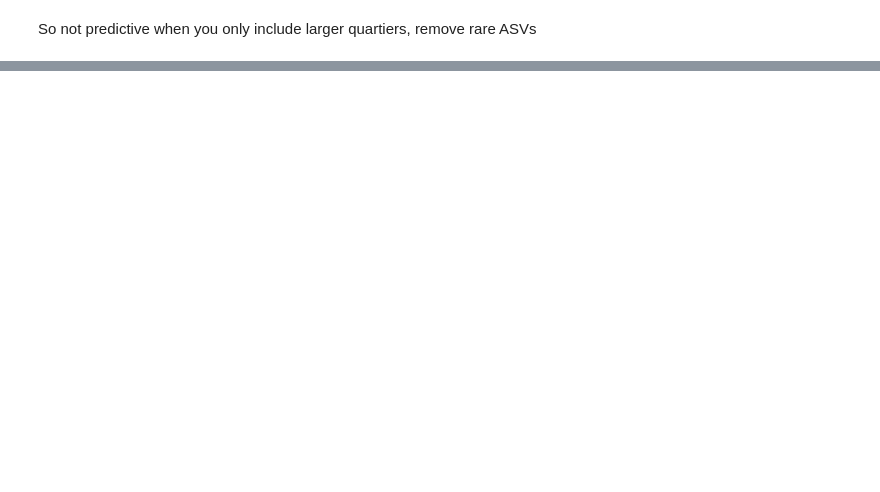
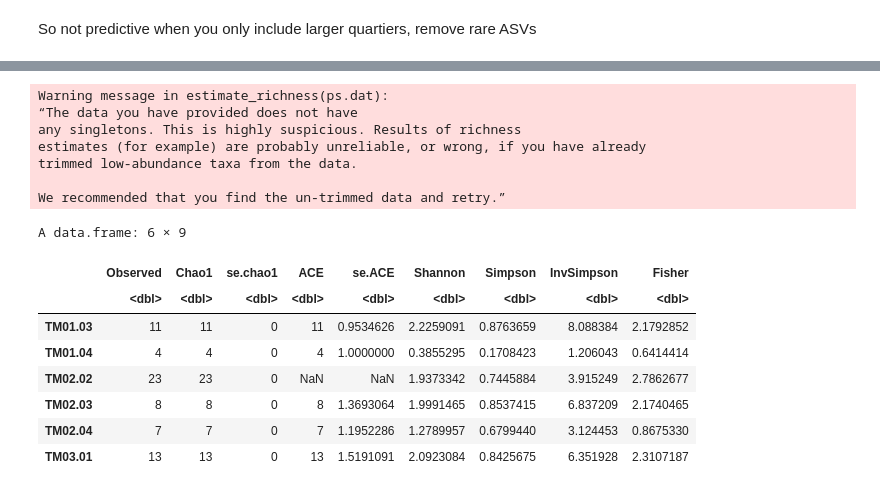
Before and after one commit to aemann01/burkina_faso_its, a Jupyter notebook: 03-euk_analyses/euk_analyses.ipynb, the cells around one changed output, grey strips where cells are left out. Cells and saved outputs as stored; diff of their text form; code cells hidden in the pictures; blank space fills up the shorter version.

Commit message:
finishing blasto analyses

```diff
--- a/03-euk_analyses/euk_analyses.ipynb
+++ b/03-euk_analyses/euk_analyses.ipynb
@@ -240,0 +236,4 @@ So not predictive when you only include larger quartiers, remove rare ASVs
+# %%
+library(phyloseq)
+ps.dat <- phyloseq(otu_table(seqtab.blast, taxa_are_rows=F), sample_data(map))
+ps.dat
@@ -240,0 +257,20 @@ So not predictive when you only include larger quartiers, remove rare ASVs
+# %%
+rich <- estimate_richness(ps.dat)
+head(rich)
+# %% [output]
+Warning message in estimate_richness(ps.dat):
+“The data you have provided does not have
+any singletons. This is highly suspicious. Results of richness
+estimates (for example) are probably unreliable, or wrong, if you have already
+trimmed low-abundance taxa from the data.
+
+We recommended that you find the un-trimmed data and retry.”
+A data.frame: 6 × 9
+|  | Observed | Chao1 | se.chao1 | ACE | se.ACE | Shannon | Simpson | InvSimpson | Fisher |
+|  | <dbl> | <dbl> | <dbl> | <dbl> | <dbl> | <dbl> | <dbl> | <dbl> | <dbl> |
+| TM01.03 | 11 | 11 | 0 | 11 | 0.9534626 | 2.2259091 | 0.8763659 | 8.088384 | 2.1792852 |
+| TM01.04 | 4 | 4 | 0 | 4 | 1.0000000 | 0.3855295 | 0.1708423 | 1.206043 | 0.6414414 |
+| TM02.02 | 23 | 23 | 0 | NaN | NaN | 1.9373342 | 0.7445884 | 3.915249 | 2.7862677 |
+| TM02.03 | 8 | 8 | 0 | 8 | 1.3693064 | 1.9991465 | 0.8537415 | 6.837209 | 2.1740465 |
+| TM02.04 | 7 | 7 | 0 | 7 | 1.1952286 | 1.2789957 | 0.6799440 | 3.124453 | 0.8675330 |
+| TM03.01 | 13 | 13 | 0 | 13 | 1.5191091 | 2.0923084 | 0.8425675 | 6.351928 | 2.3107187 |
```
Also changed, not shown: parts of 8 cells of this notebook.
